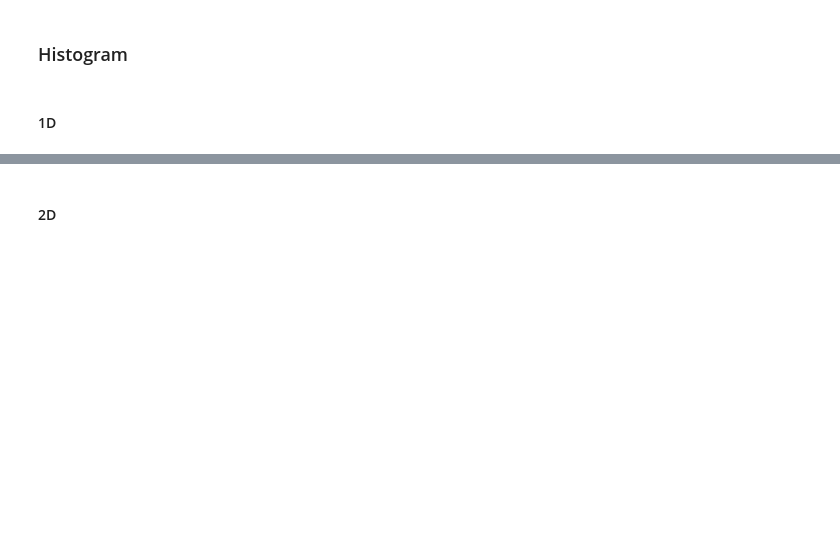
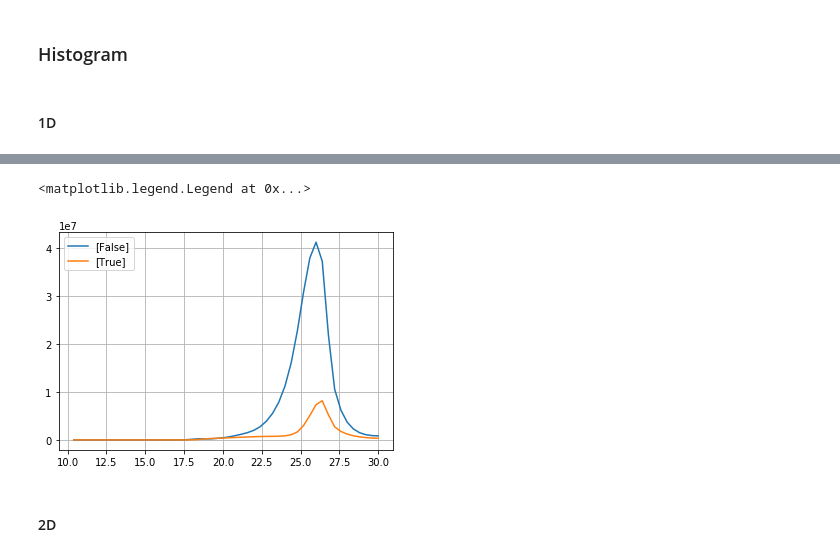
Before and after one commit to michitaro/quickdb, a Jupyter notebook: sqlclient.ipynb, the cells around one changed output, grey strips where cells are left out. Cells and saved outputs as stored; diff of their text form; code cells hidden in the pictures; blank space fills up the shorter version.

```diff
--- a/sqlclient.ipynb
+++ b/sqlclient.ipynb
@@ -19,13 +25,20 @@ sql = '''
 SELECT
     histogram(forced.i.psfflux_mag, range => (10, 30), bins => 50)
 FROM
-    pdr2_dud
+    pdr2_wide
+WHERE
+    forced.isprimary
+GROUP BY
+    forced.i.extendedness_value < 0.5
 '''
 
 %time res = sqlclient.post_sql_with_tqdm(sql)
 
 from matplotlib import pyplot
 
-hist, bins = res.target_list[1][0]
-pyplot.plot(bins[1:], hist)
+for group, (hist, bins) in zip(*res.target_list):
+    pyplot.plot(bins[1:], hist, label=group)
+
 pyplot.grid()
+pyplot.legend()
+# %% [output]
@@ -32,3 +47,5 @@ pyplot.grid()
+<matplotlib.legend.Legend at 0x...>
+[figure, added]
 # %% [markdown]
 #### 2D
 # %%
```
Also changed, not shown: parts of 6 cells of this notebook, 15 other files.
